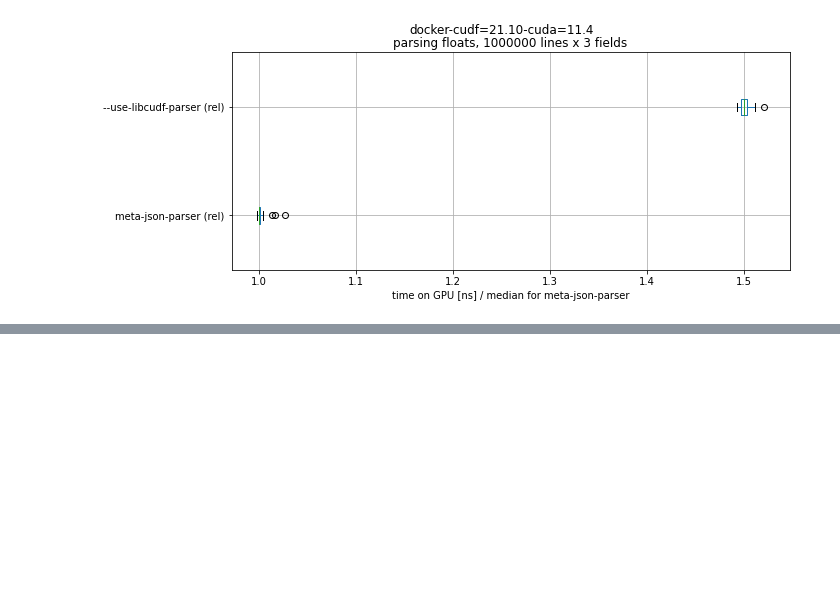
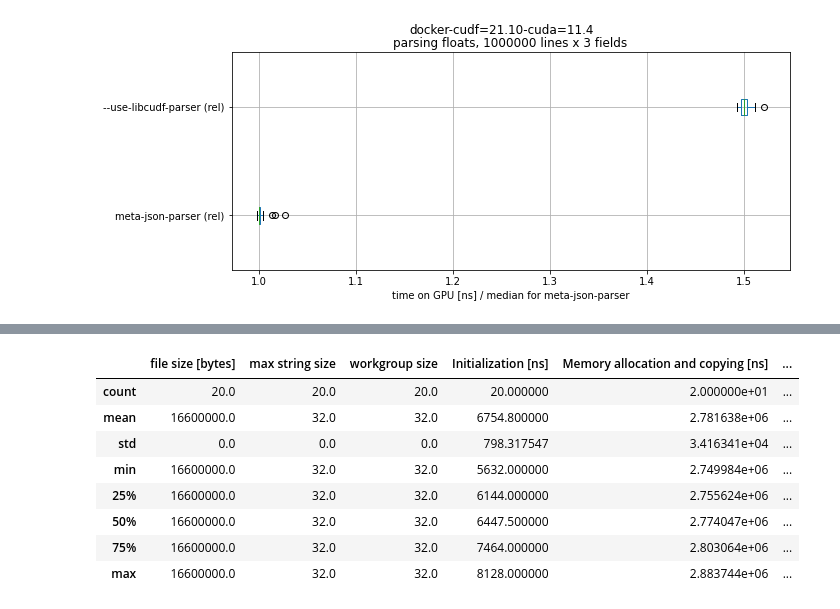
Before and after one commit to mis-wut/meta-json-parser, a Jupyter notebook: benchmark/notebooks/examine_benchmarks.ipynb, the cells around one changed output, grey strips where cells are left out. Drawn from its saved outputs; the diff is of its cells as text; code cells hidden in the pictures; blank space fills up the shorter version.

```diff
--- a/benchmark/notebooks/examine_benchmarks.ipynb
+++ b/benchmark/notebooks/examine_benchmarks.ipynb
@@ -872,0 +900,17 @@ plt.show()
+# %%
+# read results for ./meta-json-parser-benchmark
+df_uint_meta = pd.read_csv('benchmark_metaparser_cudf=21.10-docker_uint.csv', index_col=2).sort_index()
+df_uint_meta['NOD2H time measured by GPU [ns]'] = \
+  df_uint_meta['TOTAL time measured by GPU [ns]'] - df_uint_meta['Copying output [ns]']
+
+df_uint_meta.describe()
+# %% [output]
+|  | file size [bytes] | max string size | workgroup size | Initialization [ns] | Memory allocation and copying [ns] | ... |
+| count | 20.0 | 20.0 | 20.0 | 20.000000 | 2.000000e+01 | ... |
+| mean | 16600000.0 | 32.0 | 32.0 | 6754.800000 | 2.781638e+06 | ... |
+| std | 0.0 | 0.0 | 0.0 | 798.317547 | 3.416341e+04 | ... |
+| min | 16600000.0 | 32.0 | 32.0 | 5632.000000 | 2.749984e+06 | ... |
+| 25% | 16600000.0 | 32.0 | 32.0 | 6144.000000 | 2.755624e+06 | ... |
+| 50% | 16600000.0 | 32.0 | 32.0 | 6447.500000 | 2.774047e+06 | ... |
+| 75% | 16600000.0 | 32.0 | 32.0 | 7464.000000 | 2.803064e+06 | ... |
+| max | 16600000.0 | 32.0 | 32.0 | 8128.000000 | 2.883744e+06 | ... |
```
Also changed, not shown: parts of 7 cells of this notebook, 2 other files.
